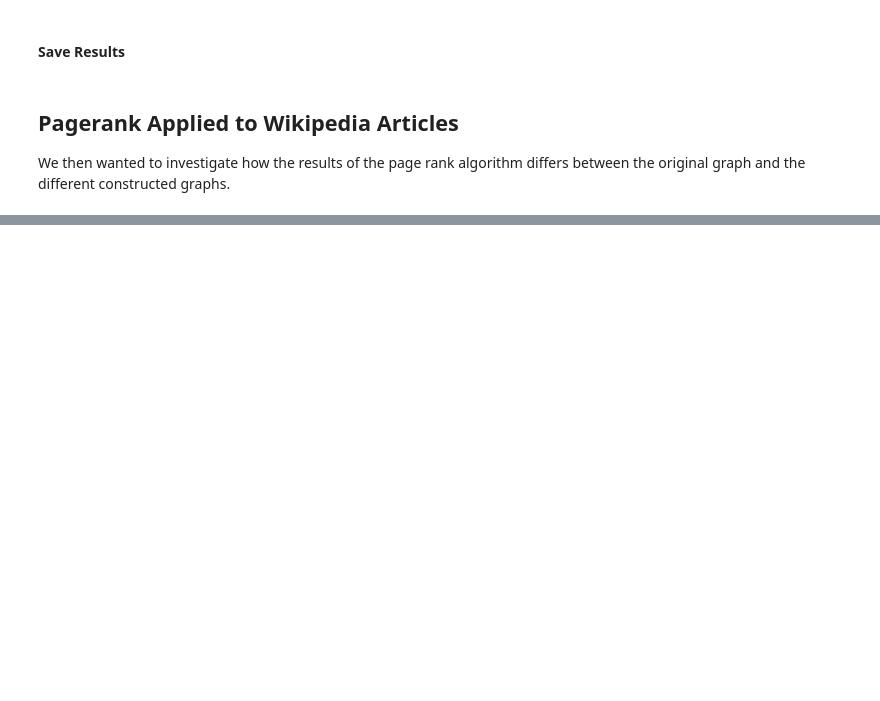
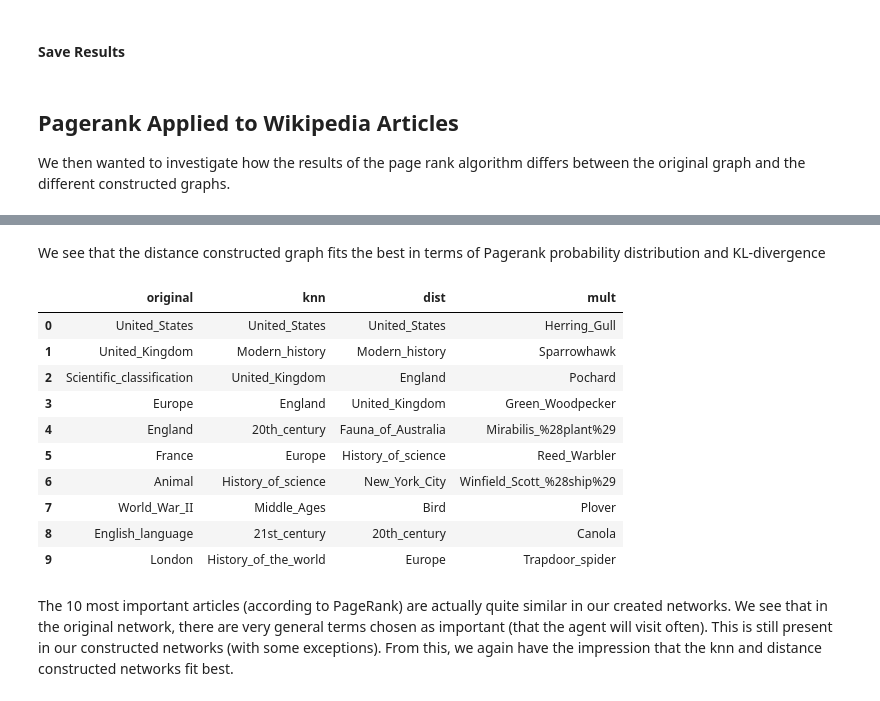
Before and after one commit to mattminder/ntds_24, a Jupyter notebook: Project/project.ipynb, the cells around one changed output, grey strips where cells are left out. Drawn from its saved outputs; the diff is of its cells as text; code cells hidden in the pictures; blank space fills up the shorter version.

```diff
--- a/Project/project.ipynb
+++ b/Project/project.ipynb
@@ -401,12 +398,18 @@ def page_rank(A, E, eps, maxit):
         print('Stopped due to epsilon condition')
     return R_new
 # %%
-# random surfer
-e = np.ones((n_nodes,1))/n_nodes
-# create transistion matrix
-a_sparse = sparse.csr_matrix(dir_adj)
-out_degrees = np.array(a_sparse.sum(axis=1).transpose())[0]
-diag_out = sparse.diags([(lambda x: 0 if x == 0 else 1/x)(x) for x in out_degrees],0)
-trans_matrix = diag_out @ a_sparse
-# calculate page rank
-prob = page_rank(trans_matrix,e,1e-5,1000)
+def pagerank_wrapper(dir_adj):
+    '''
+    Calculate the pagerank stationary probability for a network
+    dir_adj: directed adjacency matrix
+    '''
+    # random surfer
+    n_nodes = np.shape(dir_adj)[0]
+    e = np.ones((n_nodes,1))/n_nodes
+    # create transistion matrix
+    a_sparse = sparse.csr_matrix(dir_adj)
+    out_degrees = np.array(a_sparse.sum(axis=1).transpose())[0]
+    diag_out = sparse.diags([(lambda x: 0 if x == 0 else 1/x)(x) for x in out_degrees],0)
+    trans_matrix = diag_out @ a_sparse
+    # calculate page rank
+    return page_rank(trans_matrix,e,1e-5,1000)
@@ -416,0 +488,23 @@ min(prob)
+# %% [markdown]
+We see that the distance constructed graph fits the best in terms of Pagerank probability distribution and KL-divergence
+# %%
+d = {'original': reduced_sites.sort_values('PR_original', ascending=False).take(range(10)).index.values,\
+    'knn': reduced_sites.sort_values('PR_knn', ascending=False).take(range(10)).index.values,\
+    'dist': reduced_sites.sort_values('PR_dist', ascending=False).take(range(10)).index.values,\
+    'mult': reduced_sites.sort_values('PR_mult', ascending=False).take(range(10)).index.values}
+imp_art = pd.DataFrame(data=d)
+imp_art
+# %% [output]
+|  | original | knn | dist | mult |
+| 0 | United_States | United_States | United_States | Herring_Gull |
+| 1 | United_Kingdom | Modern_history | Modern_history | Sparrowhawk |
+| 2 | Scientific_classification | United_Kingdom | England | Pochard |
+| 3 | Europe | England | United_Kingdom | Green_Woodpecker |
+| 4 | England | 20th_century | Fauna_of_Australia | Mirabilis_%28plant%29 |
+| 5 | France | Europe | History_of_science | Reed_Warbler |
+| 6 | Animal | History_of_science | New_York_City | Winfield_Scott_%28ship%29 |
+| 7 | World_War_II | Middle_Ages | Bird | Plover |
+| 8 | English_language | 21st_century | 20th_century | Canola |
+| 9 | London | History_of_the_world | Europe | Trapdoor_spider |
+# %% [markdown]
+The 10 most important articles (according to PageRank) are actually quite similar in our created networks. We see that in the original network, there are very general terms chosen as important (that the agent will visit often). This is still present in our constructed networks (with some exceptions). From this, we again have the impression that the knn and distance constructed networks fit best.
```
Also changed, not shown: parts of 10 cells of this notebook.
